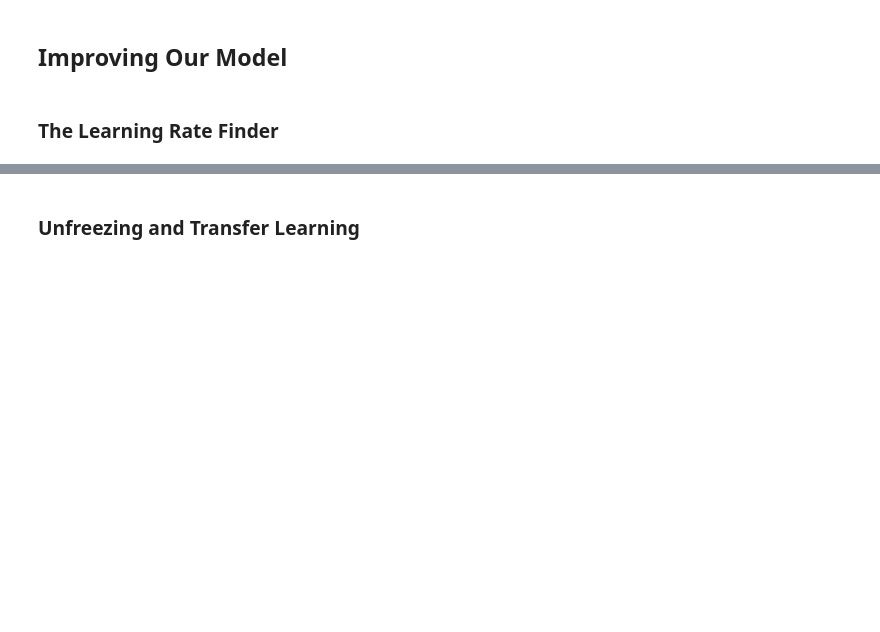
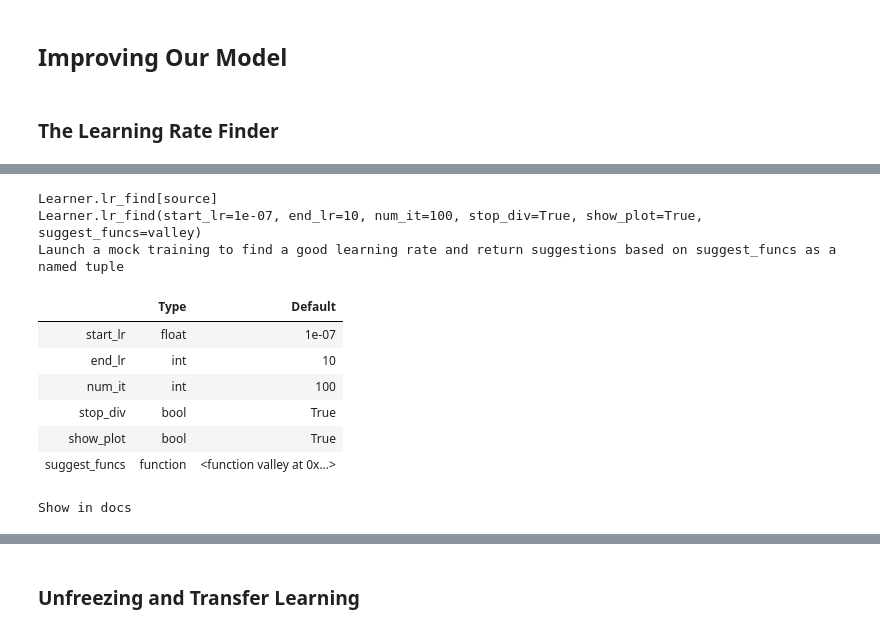
Before and after one commit to aspeers/fastbook, a Jupyter notebook: personal/05_pet_breeds.ipynb, the cells around one changed output, grey strips where cells are left out. Drawn from its saved outputs; the diff is of its cells as text; code cells hidden in the pictures; blank space fills up the shorter version.

```diff
--- a/personal/05_pet_breeds.ipynb
+++ b/personal/05_pet_breeds.ipynb
@@ -171,2 +310,16 @@ learn.fine_tune(1, base_lr=0.1)
+# %%
+doc(learn.lr_find)
+# %% [output]
+Learner.lr_find[source]
+Learner.lr_find(start_lr=1e-07, end_lr=10, num_it=100, stop_div=True, show_plot=True, suggest_funcs=valley)
+Launch a mock training to find a good learning rate and return suggestions based on suggest_funcs as a named tuple
+|  | Type | Default |
+| start_lr | float | 1e-07 |
+| end_lr | int | 10 |
+| num_it | int | 100 |
+| stop_div | bool | True |
+| show_plot | bool | True |
+| suggest_funcs | function | <function valley at 0x...> |
+Show in docs
 # %%
 learn = cnn_learner(dls, resnet34, metrics=error_rate)
```
Also changed, not shown: parts of 63 cells of this notebook.
